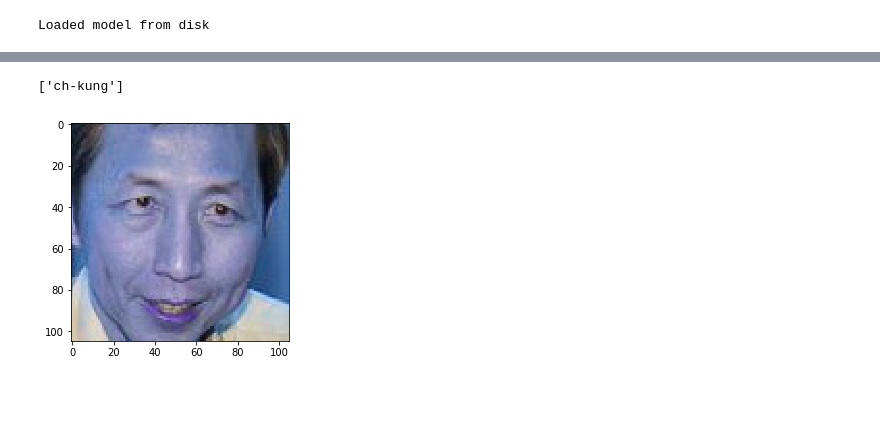
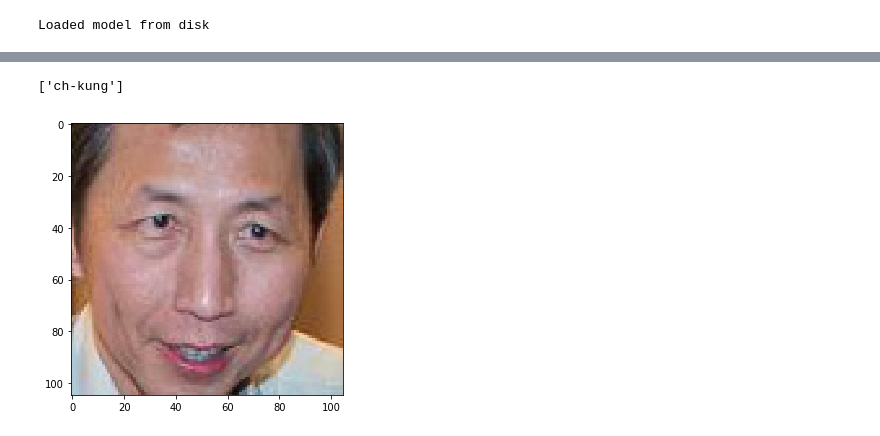
Before and after one commit to ch-tseng/opencv_LBP, a Jupyter notebook: bossComming.ipynb, the cells around one changed output, grey strips where cells are left out. Saved outputs shown, nothing was run; the diff lists cells and outputs as text; code cells hidden in the pictures; blank space fills up the shorter version.

```diff
--- a/bossComming.ipynb
+++ b/bossComming.ipynb
@@ -271,19 +296,15 @@ Loaded model from disk
 # %%
-le = LabelEncoder()
-loaded_model.compile(loss='categorical_crossentropy', optimizer='sgd', metrics=['accuracy'])
-
-labels = np.loadtxt('objects\\labels.out', delimiter=',', dtype=np.str)
-le = LabelEncoder()
-le.fit_transform(labels)
-
 img = cv2.imread("face-129.jpg")
+b,g ,r = cv2.split(img)
+img = cv2.merge([r,g,b])
+plt.figure(figsize=(8, 5))
 plt.imshow(img)
 img = np.array(cv2.resize(img, faces_size))
 img_normalize = img.astype('float32') / 255.0
 img_normalize = img_normalize[np.newaxis, ... ]
 
 predictionGave = loaded_model.predict_classes(img_normalize)
 print(le.inverse_transform(predictionGave))
 # %% [output]
 ['ch-kung']
-[figure, old version]
+[figure, new version]
```
Also changed, not shown: parts of 1 cell of this notebook, 1 other file.
